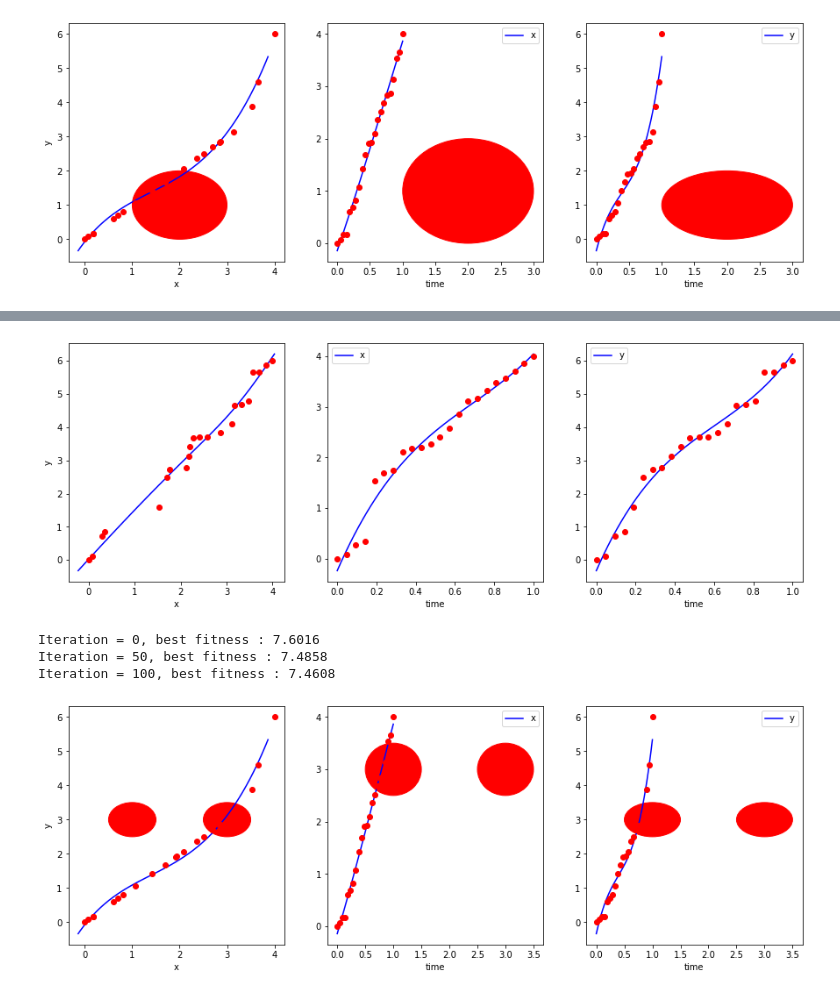
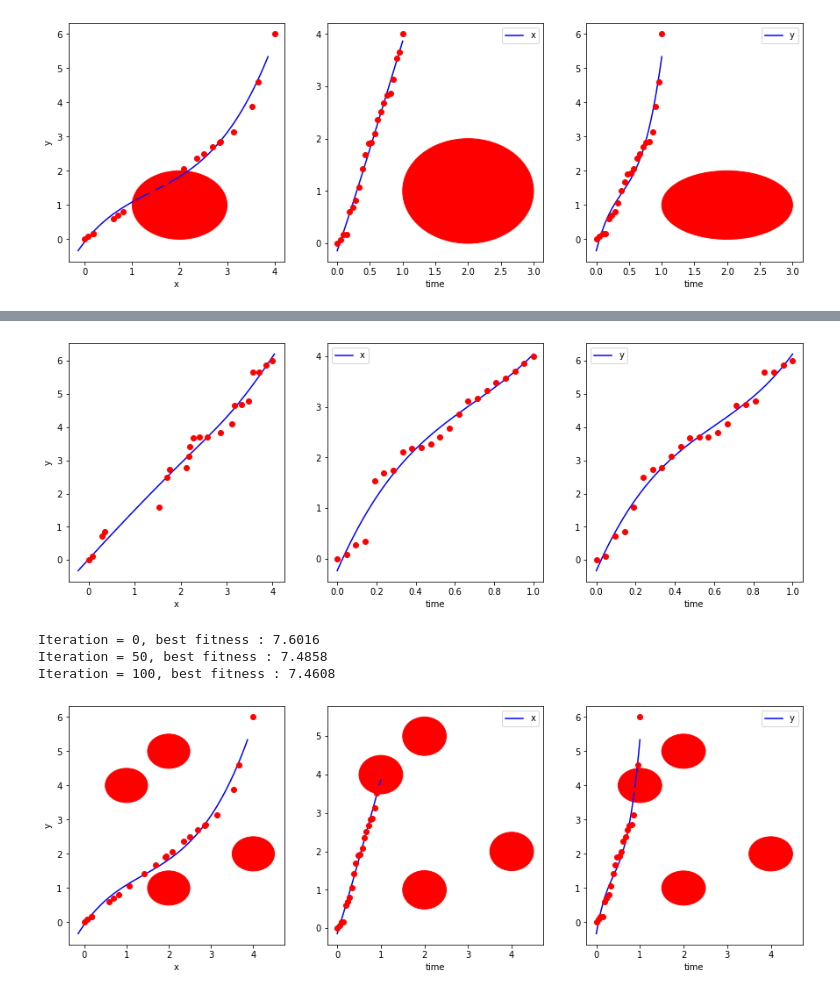
Before and after one commit to mralamdari/Python-Projects, a Jupyter notebook: Robotics_in_Python.ipynb, the cells around one changed output, grey strips where cells are left out. Saved outputs shown, nothing was run; the diff lists cells and outputs as text; code cells hidden in the pictures.

```diff
--- a/Robotics_in_Python.ipynb
+++ b/Robotics_in_Python.ipynb
@@ -897,13 +912,14 @@ Iteration = 100, best fitness : 7.4608
 # %%
 via=20
-obstacles = np.array([[1, 3, 0.5], [3, 3, 0.5]])
+
+obstacles = np.array([[2, 1, 0.5], [1, 4, 0.5], [2, 5, 0.5], [4, 2, 0.5]])
 
 best_position = pso(xs=0, xt=4, ys=0, yt=6,xc=2, yc=2, r=2, max_iter=100, number_pop=200,  particles_count=100, via=via, xmin=0, xmax=10.0, ymin=0, ymax=10.0, obstacles=obstacles)
 
 plot_result(via, xs=0, xt=4, ys=0, yt=6, position=best_position, obstacles=obstacles)
 # %% [output]
 [figure]
 Iteration = 0, best fitness : 7.6016
 Iteration = 50, best fitness : 7.4858
 Iteration = 100, best fitness : 7.4608
-[figure, old version]
+[figure, new version]
```
Also changed, not shown: parts of 2 cells of this notebook.
